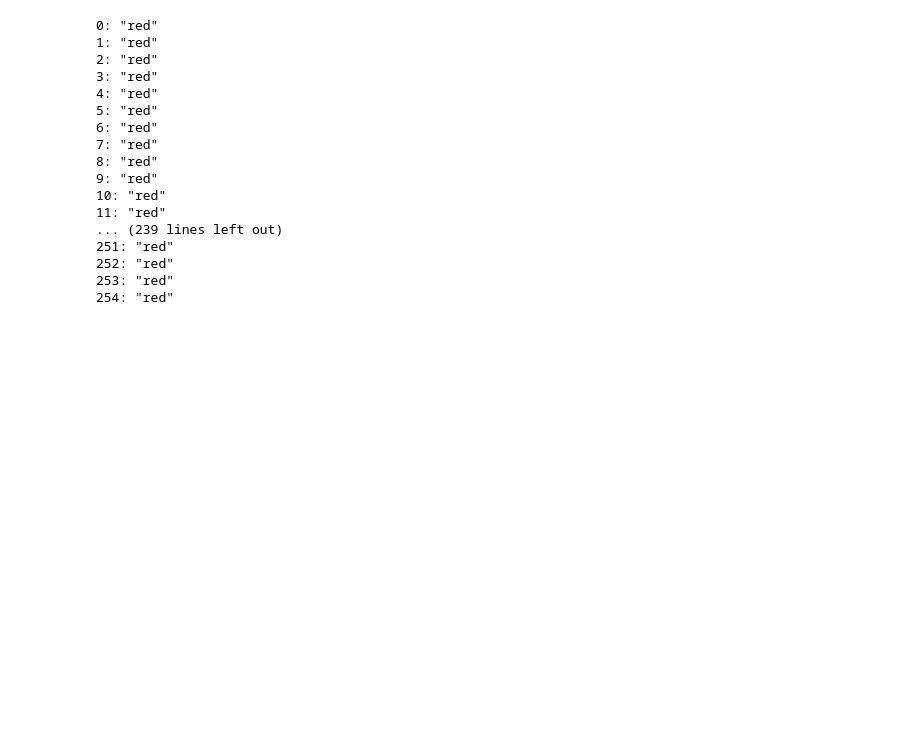
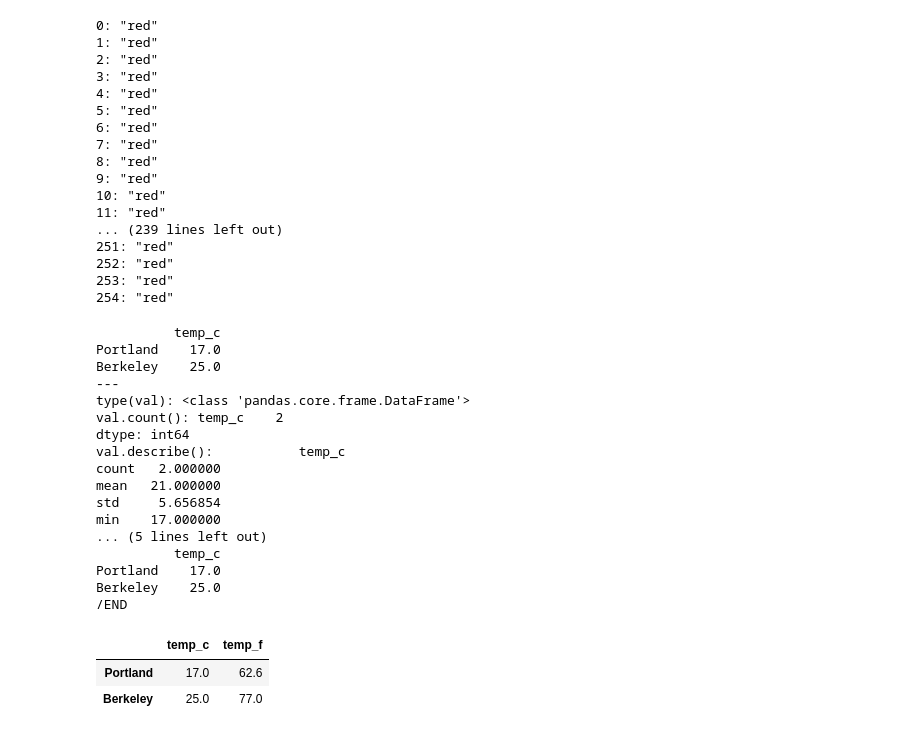
Before and after one commit to langenhagen/experiments-and-tutorials, a Jupyter notebook: Jupyter/my-hello-jup.ipynb, the cells around one changed output. Saved outputs shown, nothing was run; the diff lists cells and outputs as text; code cells hidden in the pictures; blank space fills up the shorter version.

```diff
--- a/Jupyter/my-hello-jup.ipynb
+++ b/Jupyter/my-hello-jup.ipynb
@@ -160,3 +160,46 @@ for i in range(255):
 252: "red"
 253: "red"
 254: "red"
+# %%
+# assign
+import pandas as pd
+
+df = pd.DataFrame(
+    {'temp_c': [17.0, 25.0]},
+    index=['Portland', 'Berkeley'])
+print(df)
+
+print("---")
+
+def assign_function(val):
+    print(f"type(val): {type(val)}")
+    print(f"val.count(): {val.count()}")
+    print(f"val.describe(): {val.describe()}")
+    print("/BEGIN")
+    print(val.head())
+    print("/END")
+    return val.temp_c * 9 / 5 + 32
+df.assign(temp_f=assign_function)
+
+# df.assign(temp_f=lambda x: x.temp_c * 9 / 5 + 32)
+# %% [output]
+          temp_c
+Portland    17.0
+Berkeley    25.0
+---
+type(val): <class 'pandas.core.frame.DataFrame'>
+val.count(): temp_c    2
+dtype: int64
+val.describe():           temp_c
+count   2.000000
+mean   21.000000
+std     5.656854
+min    17.000000
+... (5 lines left out)
+          temp_c
+Portland    17.0
+Berkeley    25.0
+/END
+|  | temp_c | temp_f |
+| Portland | 17.0 | 62.6 |
+| Berkeley | 25.0 | 77.0 |
```
